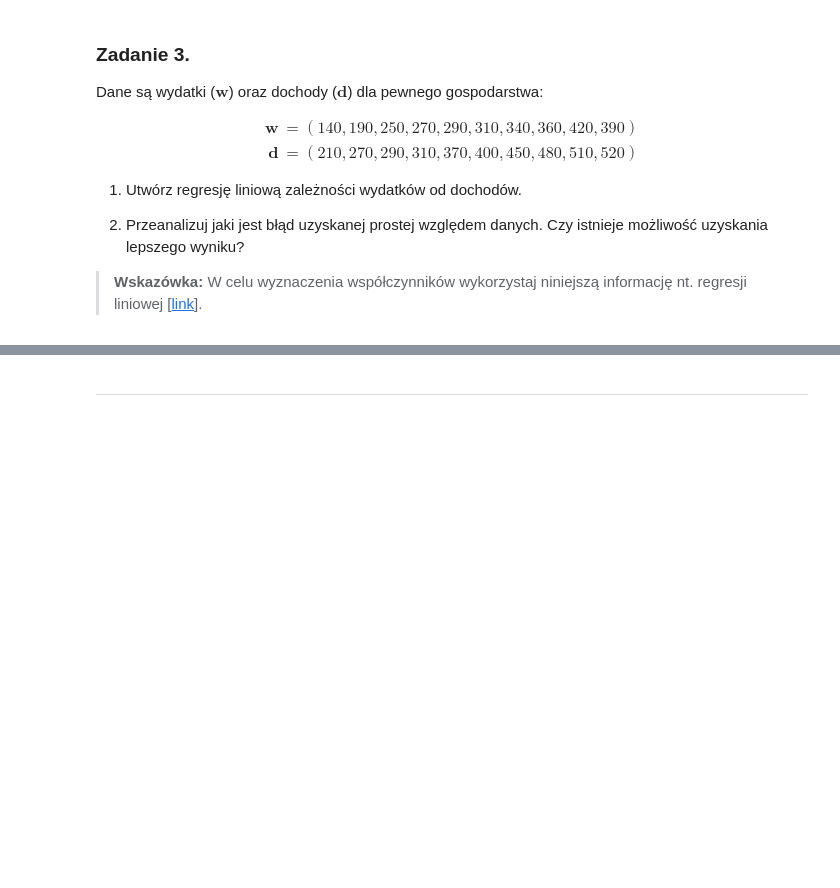
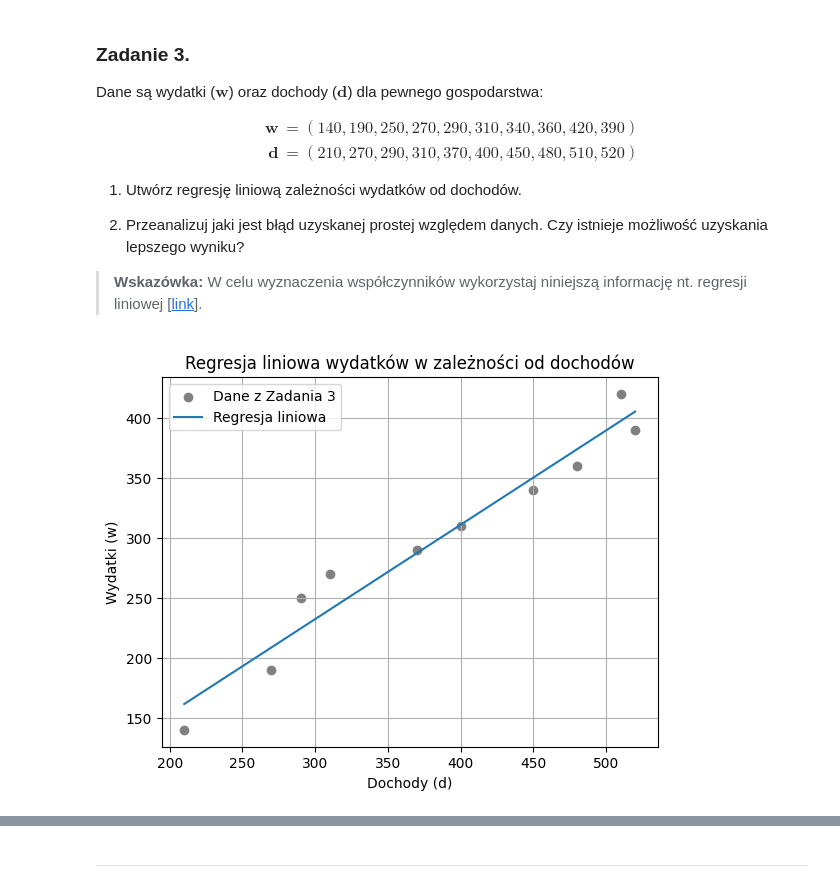
Before and after one commit to MN-KJ-2025/lab-5-r-wnania-m-x-n-JasinskiKacper, a Jupyter notebook: sprawozdanie.ipynb, the cells around one changed output, grey strips where cells are left out. Saved outputs shown, nothing was run; the diff lists cells and outputs as text; code cells hidden in the pictures; blank space fills up the shorter version.

```diff
--- a/sprawozdanie.ipynb
+++ b/sprawozdanie.ipynb
@@ -234,0 +264,15 @@ d = np.array([210, 270, 290, 310, 370, 400, 450, 480, 510, 520])
+# %%
+# ===== Twoja implementacja tutaj =====
+a, b = np.polyfit(d, w, 1)
+w_pred = a * d + b
+
+plt.scatter(d, w, color='grey', label='Dane z Zadania 3')
+plt.plot(d, w_pred, label='Regresja liniowa')
+plt.grid()
+plt.xlabel('Dochody (d)')
+plt.ylabel('Wydatki (w)')
+plt.title('Regresja liniowa wydatków w zależności od dochodów')
+plt.legend()
+plt.show()
+# %% [output]
+[figure, added]
```
Also changed, not shown: parts of 10 cells of this notebook, 1 other file.
